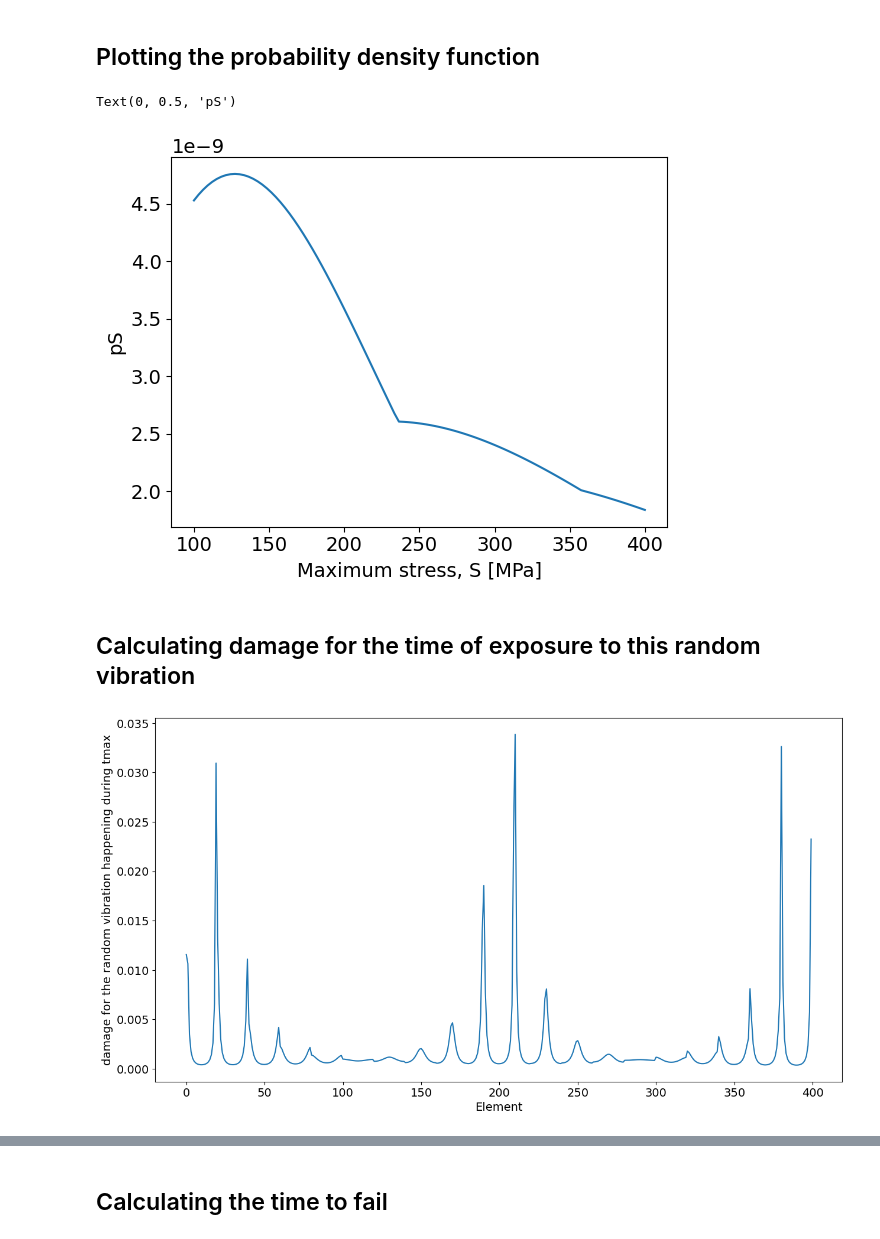
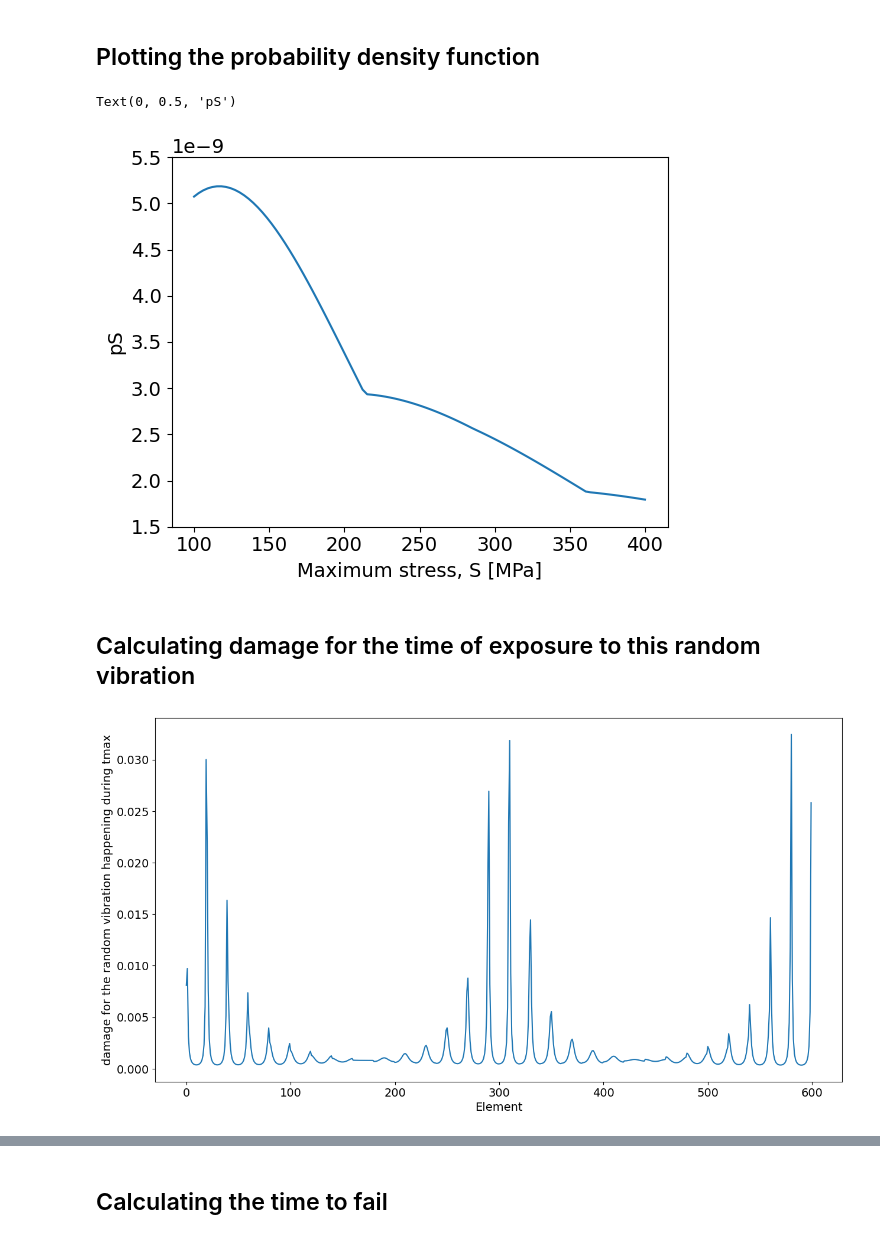
Before and after one commit to saullocastro/tudaesasII, a Jupyter notebook: scripts_lectures/MDOF_systems/mdoffreq09_rva_plate_3_loads.ipynb, the cells around one changed output, grey strips where cells are left out. Cells and saved outputs as stored; diff of their text form; code cells hidden in the pictures.

```diff
--- a/scripts_lectures/MDOF_systems/mdoffreq09_rva_plate_3_loads.ipynb
+++ b/scripts_lectures/MDOF_systems/mdoffreq09_rva_plate_3_loads.ipynb
@@ -14,8 +14,8 @@ from composites import isotropic_plate
 from tudaesasII.quad4r import Quad4R, update_K, update_M, DOF, calc_stress
 
 a = 3.
-b = 2
-nx = 21
+b = 2.
+nx = 31
 ny = 21
 
 xtmp = np.linspace(0, a, nx)
@@ -195,7 +195,7 @@ f3 = P.T @ Linv @ F3
 Transfer function
 ---
 # %%
-def Hi_steady_state(omegas, omegans, zetas, fi):
+def Hi(omegas, omegans, zetas, fi):
     """ based on modal frequency response analysis
     (sinusoidal load)
     """
@@ -205,19 +205,6 @@ def Hi_steady_state(omegas, omegans, zetas, fi):
         H_modal = np.atleast_1d(1/(-omegas**2 + 2*zetas[k]*1j*omegas*omegans[k] + omegans[k]**2))
         r[k] = fi[k] * H_modal
     return r
-
-
-def Hi_transient(omegas, omegans, zetas, fi):
-    """ based on the particular solution for frequency domain
-    """
-    omegas = np.atleast_1d(omegas)
-    r = np.zeros((num_modes, len(omegas)), dtype=np.complex128)
-    for k in range(num_modes):
-        H_modal = np.atleast_1d(((omegans[k]**2 - omegas**2) - 1j*(2*zetas[k]*omegans[k]*omegas))/((omegans[k]**2 - omegas**2)**2 + (2*zetas[k]*omegans[k]*omegas)**2))
-        r[k] = fi[k] * H_modal
-    return r
-
-Hi = Hi_transient
 # %% [markdown]
 Cross-power spectrum densities (CSD) of three random load sources
 ---
@@ -225,6 +212,7 @@ Applying the PSD loads according to the consistent DOFs
 ---
 # %%
 import matplotlib.mlab as mlab
+import matplotlib.pyplot as plt
 
 num_loads = 3
 
@@ -245,13 +233,18 @@ w2_t = ampl2*(2*np.random.rand(Ntime) - 1)
 w3_t = ampl3*(2*np.random.rand(Ntime) - 1)
 wi = [w1_t, w2_t, w3_t]
 
+#$plt.figure()
+#plt.plot(t, w1_t)
+
 # random loading CSD matrix
 window = np.ones(Ntime)
 Nfreq = Ntime//2 + 1
 Wij = np.zeros((num_loads, num_loads, Nfreq), dtype=np.complex128)
 for i in range(num_loads):
     for j in range(num_loads):
-        Wij[i, j], freqs_Hz = mlab.csd(wi[i], wi[j], NFFT=Ntime, Fs=Fs, detrend='none', scale_by_freq=False, sides='onesided', window=window)
+        Wij[i, j], freqs_Hz = mlab.csd(wi[i], wi[j], NFFT=Ntime, Fs=Fs,
+                                       detrend='none', scale_by_freq=False,
+                                       sides='onesided', window=window)
         # NOTE freqs_Hz herein obtained is identical to as np.fft.rfftfreq(Ntime, dt)
 # %% [markdown]
 Calculating the displacement PSD
@@ -259,12 +252,12 @@ Calculating the displacement PSD
 # %%
 r = np.zeros((num_modes, Nfreq), dtype=np.complex128)
 zetas = 0.02*np.ones_like(omegans)
-fa = [f1, f2, f3]
+flist = [f1, f2, f3]
 freqs_rad = freqs_Hz/2/pi
 for i in range(num_loads):
     for j in range(num_loads):
-        Ha = Hi(freqs_rad, omegans, zetas, fa[i])
-        Hb = Hi(freqs_rad, omegans, zetas, fa[j])
+        Ha = Hi(freqs_rad, omegans, zetas, flist[i])
+        Hb = Hi(freqs_rad, omegans, zetas, flist[j])
         r = r + (Ha * np.conj(Hb) * Wij[i, j])
 U = Linv.T @ P @ r
 # %% [markdown]
@@ -388,11 +381,14 @@ Plotting the probability density function
 ---
 # %%
 plt.plot(S_MPa, pS.max(axis=0))
+#for i in range(pS.shape[0]):
+#    plt.plot(S_MPa, pS[i])
+plt.ylim(1.5e-9, 5.5e-9)
 plt.xlabel('Maximum stress, S [MPa]')
 plt.ylabel('pS')
 # %% [output]
 Text(0, 0.5, 'pS')
-[figure, old version]
+[figure, new version]
 # %% [markdown]
 Calculating damage for the time of exposure to this random vibration
 ---
@@ -404,7 +400,7 @@ plt.xlabel('Element')
 plt.ylabel('damage for the random vibration happening during tmax')
 pass
 # %% [output]
-[figure, old version]
+[figure, new version]
 # %%
 xplot = np.asarray(cg_elem)[:, 0]
 yplot = np.asarray(cg_elem)[:, 1]
```
Also changed, not shown: parts of 5 cells of this notebook.
